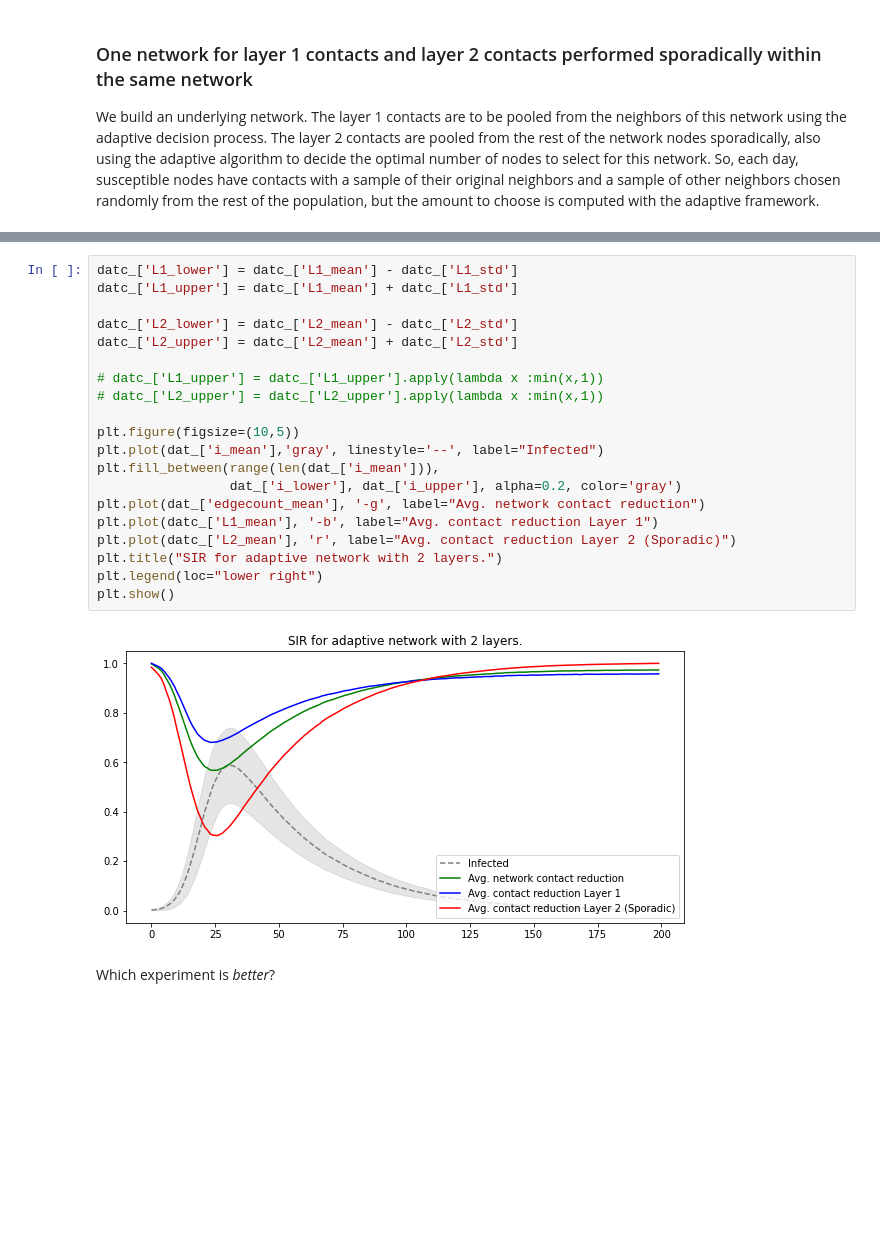
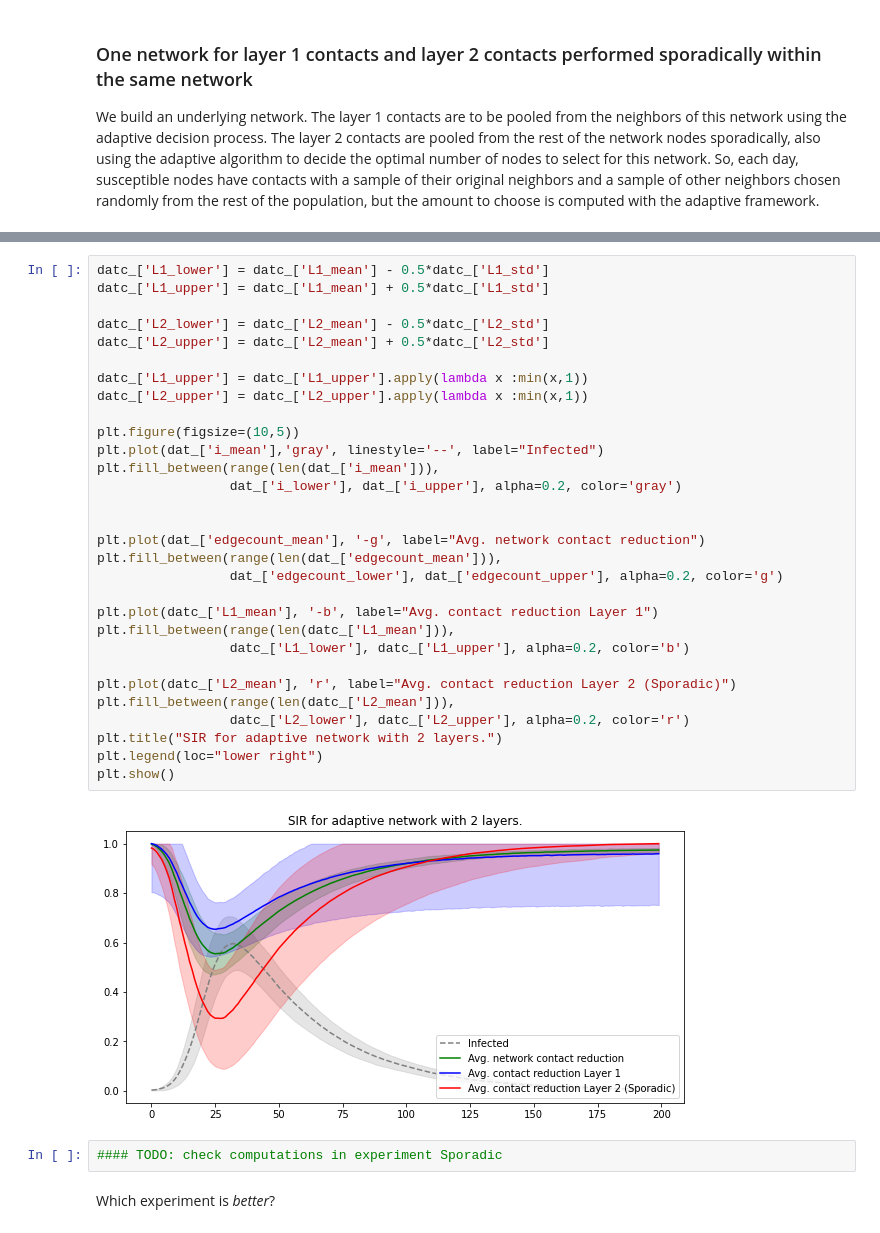
Before and after one commit to JimmyCalvoMonge/AdaptiveNetworks, a Jupyter notebook: adaptive_layer_experiment.ipynb, the cells around one changed output, grey strips where cells are left out. Drawn from its saved outputs; the diff is of its cells as text; blank space fills up the shorter version.

Commit message:
Two Layer Adaptive Network Experiment 2

```diff
--- a/adaptive_layer_experiment.ipynb
+++ b/adaptive_layer_experiment.ipynb
@@ -171,25 +171,37 @@ datc_
 200 rows × 9 columns
 # %%
-datc_['L1_lower'] = datc_['L1_mean'] - datc_['L1_std']
-datc_['L1_upper'] = datc_['L1_mean'] + datc_['L1_std']
+datc_['L1_lower'] = datc_['L1_mean'] - 0.5*datc_['L1_std']
+datc_['L1_upper'] = datc_['L1_mean'] + 0.5*datc_['L1_std']
 
-datc_['L2_lower'] = datc_['L2_mean'] - datc_['L2_std']
-datc_['L2_upper'] = datc_['L2_mean'] + datc_['L2_std']
+datc_['L2_lower'] = datc_['L2_mean'] - 0.5*datc_['L2_std']
+datc_['L2_upper'] = datc_['L2_mean'] + 0.5*datc_['L2_std']
 
-# datc_['L1_upper'] = datc_['L1_upper'].apply(lambda x :min(x,1))
-# datc_['L2_upper'] = datc_['L2_upper'].apply(lambda x :min(x,1))
+datc_['L1_upper'] = datc_['L1_upper'].apply(lambda x :min(x,1))
+datc_['L2_upper'] = datc_['L2_upper'].apply(lambda x :min(x,1))
 
 plt.figure(figsize=(10,5))
 plt.plot(dat_['i_mean'],'gray', linestyle='--', label="Infected")
 plt.fill_between(range(len(dat_['i_mean'])),
                  dat_['i_lower'], dat_['i_upper'], alpha=0.2, color='gray')
+
+
 plt.plot(dat_['edgecount_mean'], '-g', label="Avg. network contact reduction")
+plt.fill_between(range(len(dat_['edgecount_mean'])),
+                 dat_['edgecount_lower'], dat_['edgecount_upper'], alpha=0.2, color='g')
+
 plt.plot(datc_['L1_mean'], '-b', label="Avg. contact reduction Layer 1")
+plt.fill_between(range(len(datc_['L1_mean'])),
+                 datc_['L1_lower'], datc_['L1_upper'], alpha=0.2, color='b')
+
 plt.plot(datc_['L2_mean'], 'r', label="Avg. contact reduction Layer 2 (Sporadic)")
+plt.fill_between(range(len(datc_['L2_mean'])),
+                 datc_['L2_lower'], datc_['L2_upper'], alpha=0.2, color='r')
 plt.title("SIR for adaptive network with 2 layers.")
 plt.legend(loc="lower right")
 plt.show()
 # %% [output]
-[figure, old version]
+[figure, new version]
+# %%
+#### TODO: check computations in experiment Sporadic
 # %% [markdown]
 Which experiment is *better*?
```
Also changed, not shown: parts of 3 cells of this notebook.
